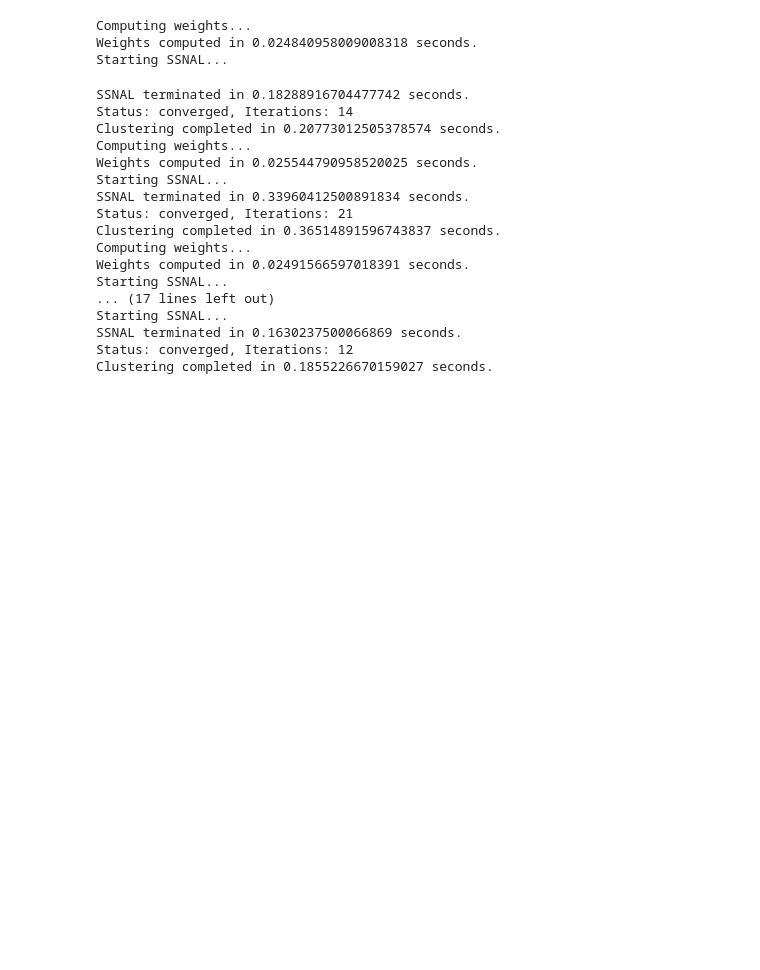
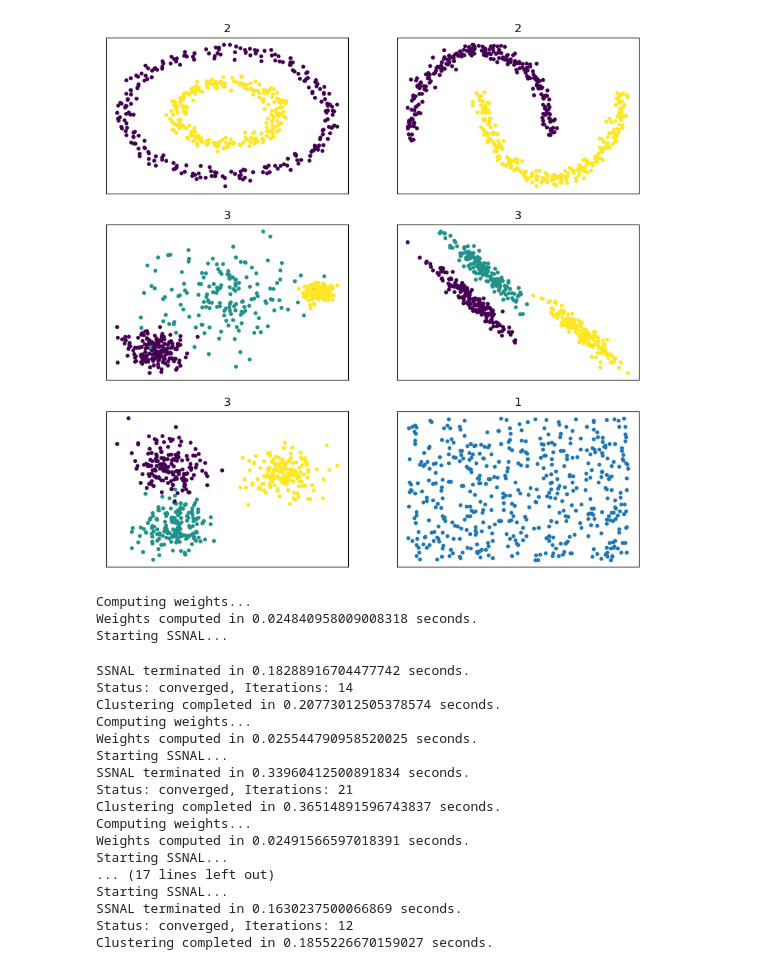
Before and after one commit to dx-li/pycvxcluster, a Jupyter notebook: Examples.ipynb, the cells around one changed output. Drawn from its saved outputs; the diff is of its cells as text; code cells hidden in the pictures; blank space fills up the shorter version.

```diff
--- a/Examples.ipynb
+++ b/Examples.ipynb
@@ -36,6 +35,18 @@ varied = datasets.make_blobs(
     n_samples=n_samples, cluster_std=[1.0, 2.5, 0.5], random_state=random_state
 )
 datasets_ = [noisy_circles, noisy_moons, varied, aniso, blobs, no_structure]
+# %%
+# Plot the generated data
+fig, axes = plt.subplots(3, 2, figsize=(10, 10))
+axes = axes.flatten()
+for ax, dataset in zip(axes, datasets_):
+    X, y = dataset
+    ax.scatter(X[:, 0], X[:, 1], s=10, c=y, cmap="viridis")
+    ax.set_xticks(())
+    ax.set_yticks(())
+    ax.set_title("{}".format(len(np.unique(y))))
+# %% [output]
+[figure, added]
 # %%
 ssnal = pycvxcluster.pycvxcluster.SSNAL(k=10, phi = 0.5, gamma = 15)
 times = np.zeros(len(datasets_))
```
Also changed, not shown: parts of 4 cells of this notebook.
